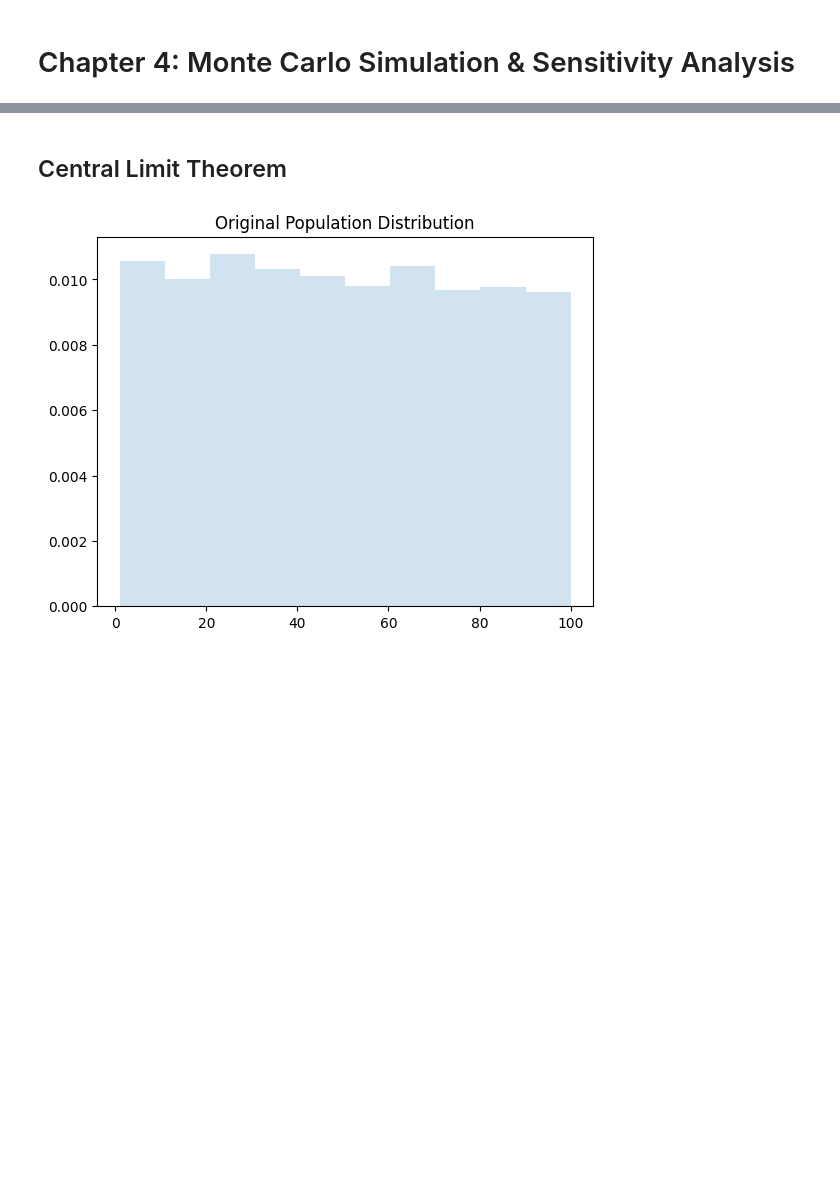
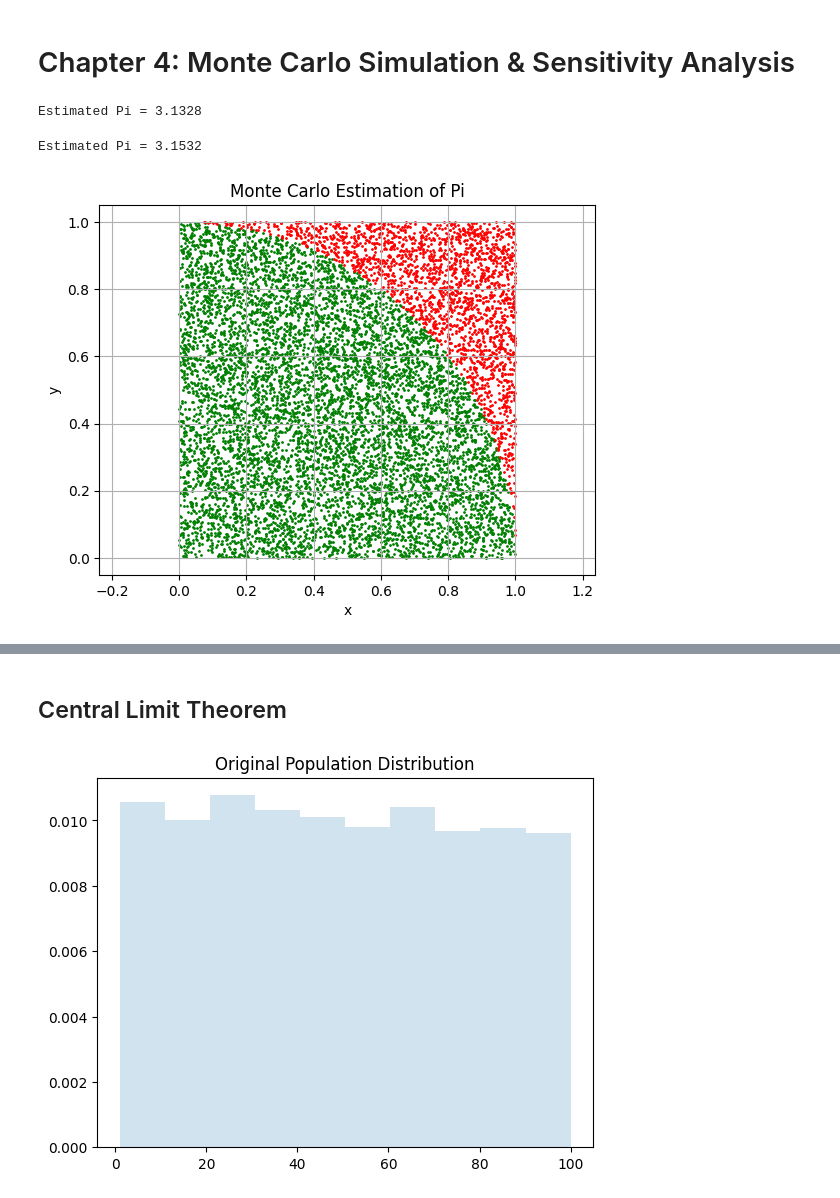
Before and after one commit to Elwarfalli/MSE-1500-Simulation-Modeling-with-Python, a Jupyter notebook: chapter_4.ipynb, the cells around one changed output, grey strips where cells are left out. Cells and saved outputs as stored; diff of their text form; code cells hidden in the pictures; blank space fills up the shorter version.

```diff
--- a/chapter_4.ipynb
+++ b/chapter_4.ipynb
@@ -1,2 +1,31 @@
 # %% [markdown]
 # Chapter 4: Monte Carlo Simulation & Sensitivity Analysis
+# %%
+# Import the random module to generate random numbers
+import random
+
+# This variable will count how many points fall inside the quarter circle
+inside = 0
+
+# Total number of random points to generate
+total = 10000  # More points = more accurate estimate of Pi
+
+# Repeat the simulation for 'total' number of points
+for i in range(total):
+    # Generate a random x and y coordinate between 0 and 1
+    x = random.random()
+    y = random.random()
+
+    # Check if the point (x, y) falls inside the quarter circle
+    # The equation x^2 + y^2 <= 1 defines the quarter circle with radius 1
+    if x*x + y*y <= 1:
+        inside += 1  # Count this point as inside the circle
+
+# Estimate the value of Pi using the formula:
+# Pi ≈ 4 × (number of points inside the circle / total number of points)
+pi = 4 * inside / total
+
+# Print the estimated value of Pi
+print("Estimated Pi =", pi)
+# %% [output]
+Estimated Pi = 3.1328
@@ -2,0 +109,38 @@
+# %%
+# Estimate the area under the curve (quarter circle)
+# This is done by dividing the number of points under the curve by the total number of points
+estimated_area = under_curve / N
+
+# Since we are estimating π/4, we multiply by 4 to estimate the value of π
+pi_estimate = estimated_area * 4
+
+# Print the result to the screen
+print("Estimated Pi =", pi_estimate)
+
+# Optional: Visualize the result using a scatter plot
+plt.figure()  # Create a new plot window
+
+# Plot the points under the curve in green
+plt.scatter(x_inside, y_inside, color='green', s=1)
+
+# Plot the points outside the curve in red
+plt.scatter(x_outside, y_outside, color='red', s=1)
+
+# Add a title to the plot
+plt.title("Monte Carlo Estimation of Pi")
+
+# Label the axes
+plt.xlabel("x")
+plt.ylabel("y")
+
+# Keep the aspect ratio equal (so the circle doesn't look squished)
+plt.axis("equal")
+
+# Add grid lines to the plot
+plt.grid(True)
+
+# Show the final plot
+plt.show()
+# %% [output]
+Estimated Pi = 3.1532
+[figure, added]
```
Also changed, not shown: parts of 8 cells of this notebook.
